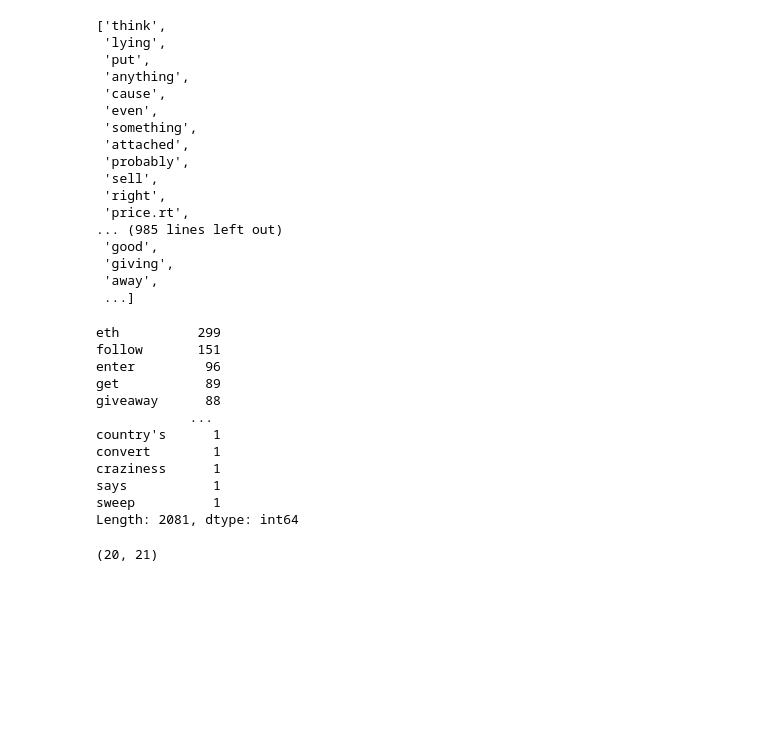
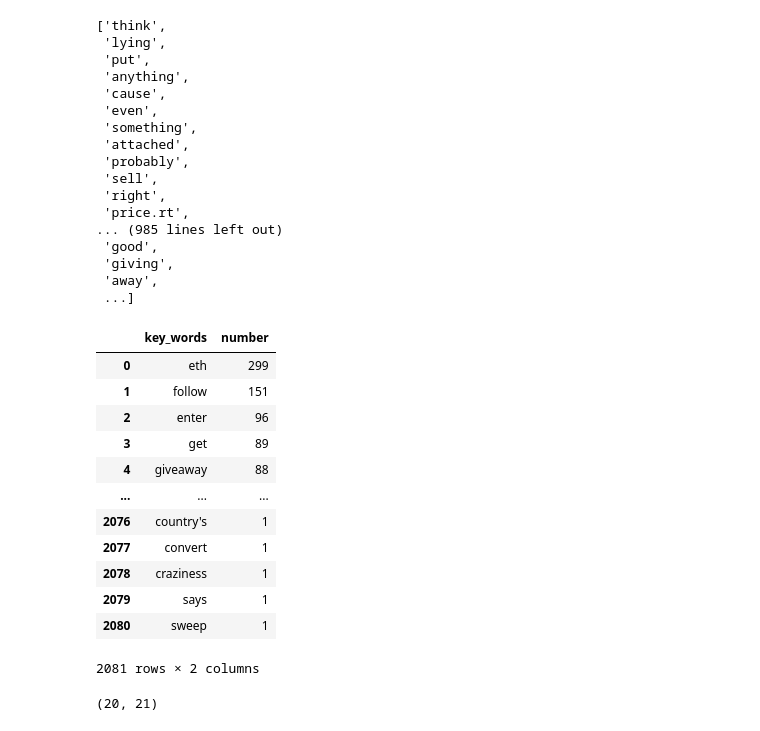
Before and after one commit to anly501/anly-501-project-T1an-T1an, a Jupyter notebook: codes/02-data-cleaning/python data cleaning.ipynb, the cells around one changed output. Saved outputs shown, nothing was run; the diff lists cells and outputs as text; code cells hidden in the pictures; blank space fills up the shorter version.

```diff
--- a/codes/02-data-cleaning/countvec.ipynb
+++ b/codes/02-data-cleaning/python data cleaning.ipynb
@@ -109,20 +109,26 @@ tokens_cl
 vectorizer=CountVectorizer()
 # %%
 word_occ = pd.value_counts(np.array(tokens_cl))
-print(word_occ)
+
+
+word_occ = pd.DataFrame(word_occ)
+word_occ=word_occ.reset_index()
+word_occ.columns=['key_words', 'number']
+word_occ
 # %% [output]
+|  | key_words | number |
+| 0 | eth | 299 |
+| 1 | follow | 151 |
+| 2 | enter | 96 |
+| 3 | get | 89 |
+| 4 | giveaway | 88 |
+| ... | ... | ... |
+| 2076 | country's | 1 |
+| 2077 | convert | 1 |
+| 2078 | craziness | 1 |
+| 2079 | says | 1 |
+| 2080 | sweep | 1 |
-eth          299
-follow       151
-enter         96
-get           89
-giveaway      88
-            ...
-country's      1
-convert        1
-craziness      1
-says           1
-sweep          1
-Length: 2081, dtype: int64
+2081 rows × 2 columns
 # %%
 tokens_cl_sub = random.sample(tokens_cl, 20)
 Xs  =  vectorizer.fit_transform(tokens_cl_sub)
```
Also changed, not shown: 3 other files.
